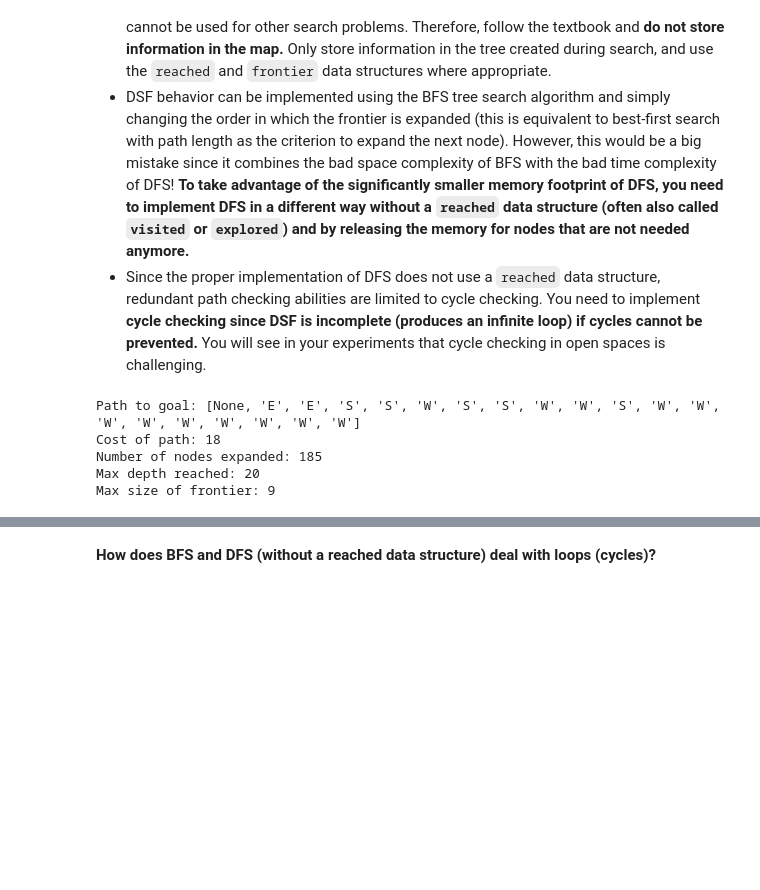
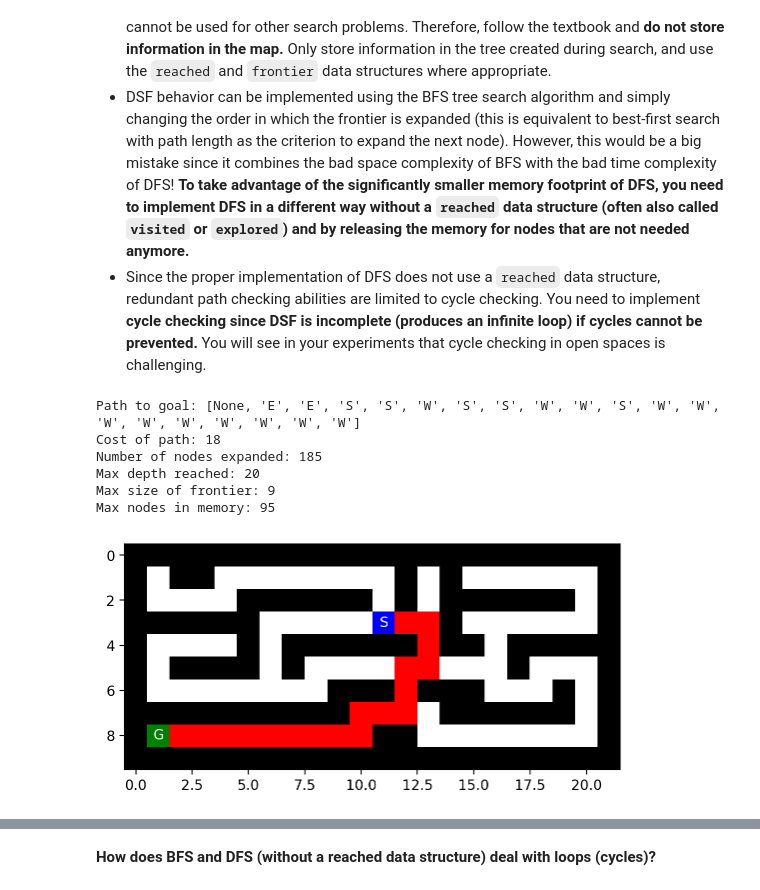
Before and after one commit to dplynn/CS7320-Assignment-2, a Jupyter notebook: Maze.ipynb, the cells around one changed output, grey strips where cells are left out. Drawn from its saved outputs; the diff is of its cells as text; code cells hidden in the pictures; blank space fills up the shorter version.

```diff
--- a/Maze.ipynb
+++ b/Maze.ipynb
@@ -313,32 +349,5 @@ You need to implement **cycle checking since DSF is incomplete (produces an infi
 # %%
 
-directions = ["N", "E", "S", "W"]
-
-def expand_node(node, maze):
-    current = node.pos
-    children = []
-    for direction in directions:
-        match direction: #switch case to change position based on directions
-            case "N":
-                #print("North")
-                new_pos = (current[0] - 1, current[1])
-            case "E":
-                new_pos = (current[0], current[1] + 1)
-                #print("East")
-            case "S":
-                #print("South")
-                new_pos = (current[0] + 1, current[1])
-            case "W":
-                #print("West")
-                new_pos = (current[0], current[1] - 1)
-
-        if mh.look(maze, new_pos) != "X": # not a wall
-            #print(f"Valid move to {new_pos}")
-            children.append((direction, new_pos))
-        else:
-            #print(f"Invalid move to {new_pos}")
-            pass
-    return children
 
 
 def breadth_first_search(maze):
@@ -352,7 +361,8 @@ def breadth_first_search(maze):
     number_of_nodes_expanded = 0
     max_depth = 0
     max_frontier = 0
-
+    max_in_memory = 0
+    animation_path = []  # coordinates of final path for animation
     while not len(frontier) == 0: # while frontier is not empty
         node = frontier.pop(0)  # FIFO queue for BFS
 
@@ -367,11 +377,14 @@ def breadth_first_search(maze):
                         max_depth = len(path)
                 if child_node == goal:
                      cost = node.cost # path cost for solution
-                     return path, cost, number_of_nodes_expanded, max_depth, max_frontier
+                     animation_path.extend([n.pos for n in p])
+                     return path, cost, number_of_nodes_expanded, max_depth, max_frontier, max_in_memory,animation_path
                 if not child_node in reached:
                         reached.add(child_node) # add to reached set
                         frontier.append(s) # add to frontier
-                        if len(frontier) > max_frontier:
-                                max_frontier = len(frontier) # update max frontier size
+                if (len(reached) + len([n.pos for n in frontier])) > max_in_memory:
+                    max_in_memory = len(reached) + len([n.pos for n in frontier])
+                if len(frontier) > max_frontier:
+                        max_frontier = len(frontier) # update max frontier size
     print("No solution found") # Worst Case, should not trigger
     return None #Worst Case, should not trigger
@@ -419,19 +460,23 @@ def depth_first_search(maze):
 # %%
 #test BFS
 
 f = open("Mazes/small_maze.txt", "r")
 maze_str = f.read()
 maze = mh.parse_maze(maze_str)
-result_path, result_cost, result_num_expanded, result_max_depth, result_max_frontier = breadth_first_search(maze)
+result_path, result_cost, result_num_expanded, result_max_depth, result_max_frontier, result_max_memory,result_animation = breadth_first_search(maze)
 print("Path to goal:", result_path)
 print("Cost of path:", result_cost)
 print("Number of nodes expanded:", result_num_expanded)
 print("Max depth reached:", result_max_depth)
 print("Max size of frontier:", result_max_frontier)
+print("Max nodes in memory:", result_max_memory)
+show_final_from_path(maze,result_animation)
 # %% [output]
 Path to goal: [None, 'E', 'E', 'S', 'S', 'W', 'S', 'S', 'W', 'W', 'S', 'W', 'W', 'W', 'W', 'W', 'W', 'W', 'W', 'W']
 Cost of path: 18
 Number of nodes expanded: 185
 Max depth reached: 20
 Max size of frontier: 9
+Max nodes in memory: 95
+[figure, added]
 # %%
```
Also changed, not shown: parts of 38 cells of this notebook, 2 other files.
